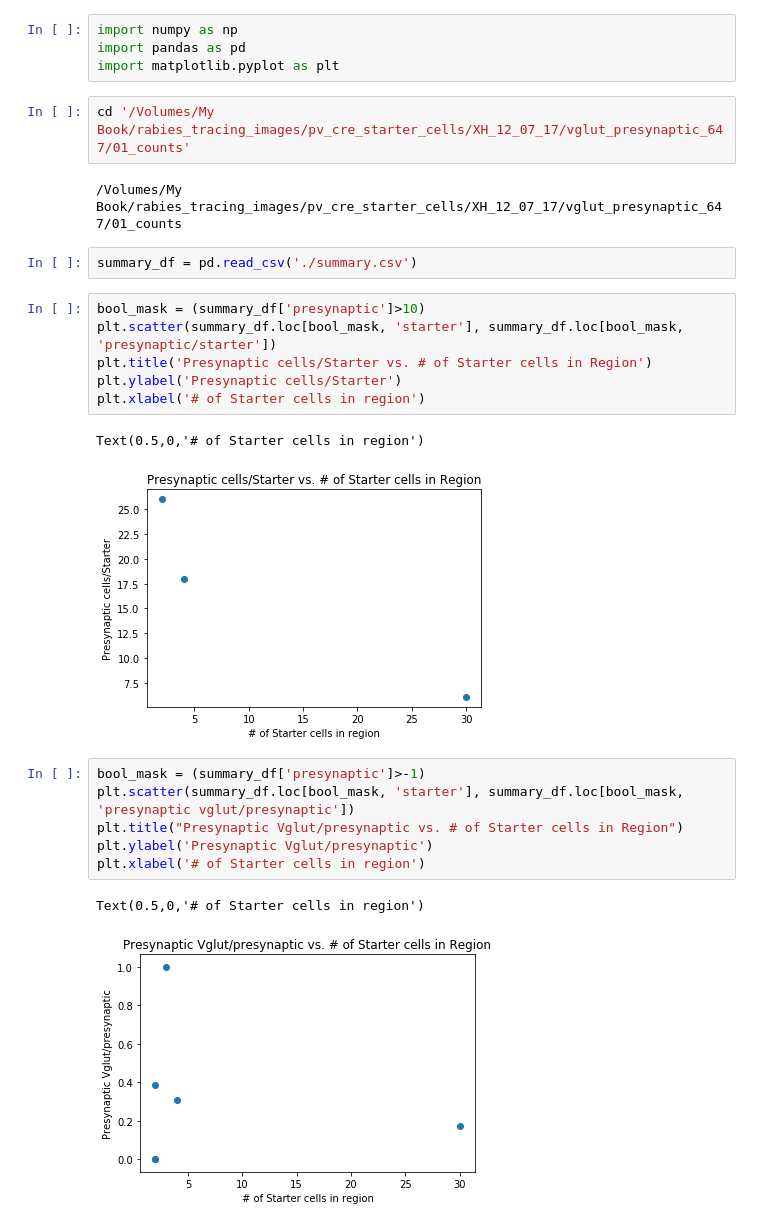
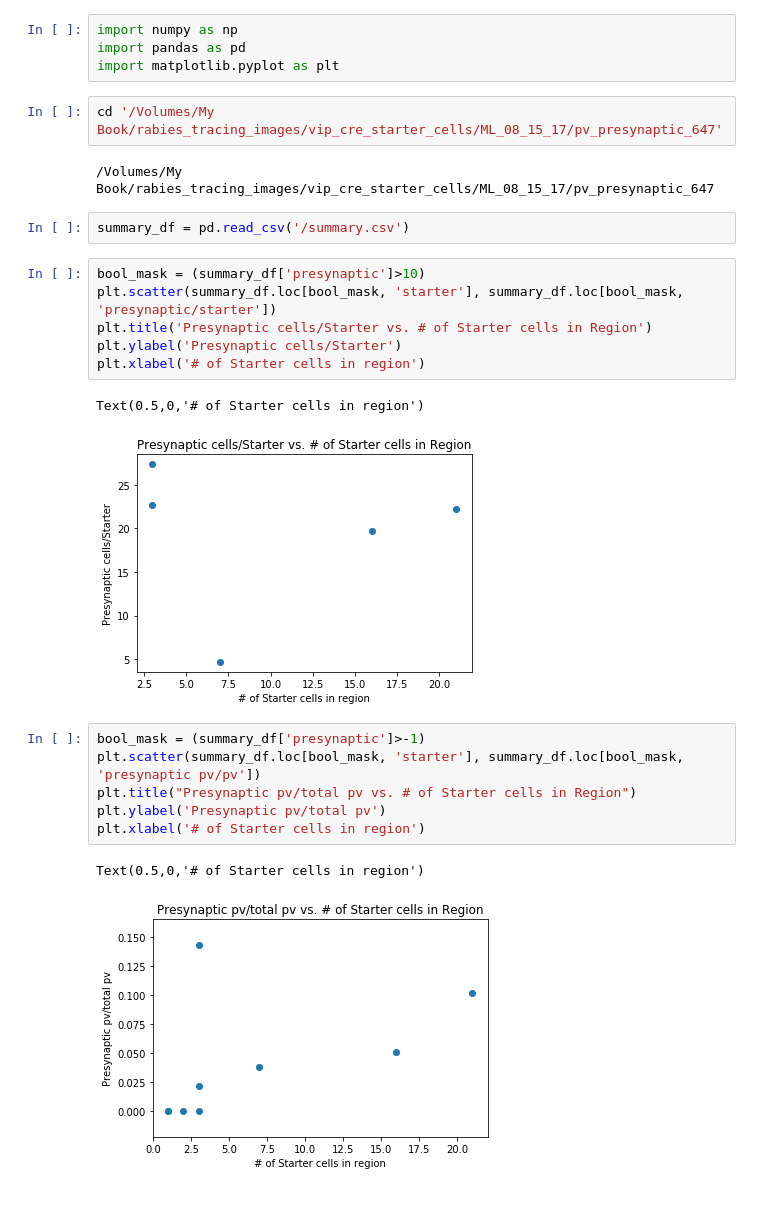
Before and after one commit to SNLC/ivrt_image_pipeline, a Jupyter notebook: region_statistics_visualization.ipynb, the cells around one changed output. Cells and saved outputs as stored; diff of their text form.

```diff
--- a/region_statistics_visualization.ipynb
+++ b/region_statistics_visualization.ipynb
@@ -3,11 +3,11 @@ import numpy as np
 import pandas as pd
 import matplotlib.pyplot as plt
 # %%
-cd '/Volumes/My Book/rabies_tracing_images/pv_cre_starter_cells/XH_12_07_17/vglut_presynaptic_647/01_counts'
+cd '/Volumes/My Book/rabies_tracing_images/vip_cre_starter_cells/ML_08_15_17/pv_presynaptic_647'
 # %% [output]
-/Volumes/My Book/rabies_tracing_images/pv_cre_starter_cells/XH_12_07_17/vglut_presynaptic_647/01_counts
+/Volumes/My Book/rabies_tracing_images/vip_cre_starter_cells/ML_08_15_17/pv_presynaptic_647
 # %%
-summary_df = pd.read_csv('./summary.csv')
+summary_df = pd.read_csv('/summary.csv')
 # %%
 bool_mask = (summary_df['presynaptic']>10)
 plt.scatter(summary_df.loc[bool_mask, 'starter'], summary_df.loc[bool_mask, 'presynaptic/starter'])
@@ -16,13 +16,13 @@ plt.ylabel('Presynaptic cells/Starter')
 plt.xlabel('# of Starter cells in region')
 # %% [output]
 Text(0.5,0,'# of Starter cells in region')
-[figure, old version]
+[figure, new version]
 # %%
 bool_mask = (summary_df['presynaptic']>-1)
-plt.scatter(summary_df.loc[bool_mask, 'starter'], summary_df.loc[bool_mask, 'presynaptic vglut/presynaptic'])
-plt.title("Presynaptic Vglut/presynaptic vs. # of Starter cells in Region")
-plt.ylabel('Presynaptic Vglut/presynaptic')
+plt.scatter(summary_df.loc[bool_mask, 'starter'], summary_df.loc[bool_mask, 'presynaptic pv/pv'])
+plt.title("Presynaptic pv/total pv vs. # of Starter cells in Region")
+plt.ylabel('Presynaptic pv/total pv')
 plt.xlabel('# of Starter cells in region')
 # %% [output]
 Text(0.5,0,'# of Starter cells in region')
-[figure, old version]
+[figure, new version]
```
Also changed, not shown: 3 other files.
